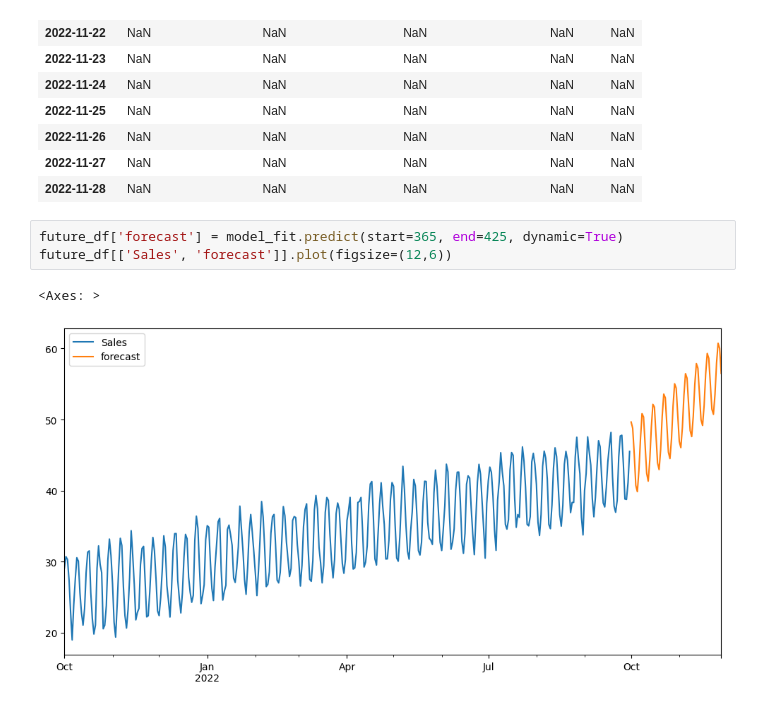
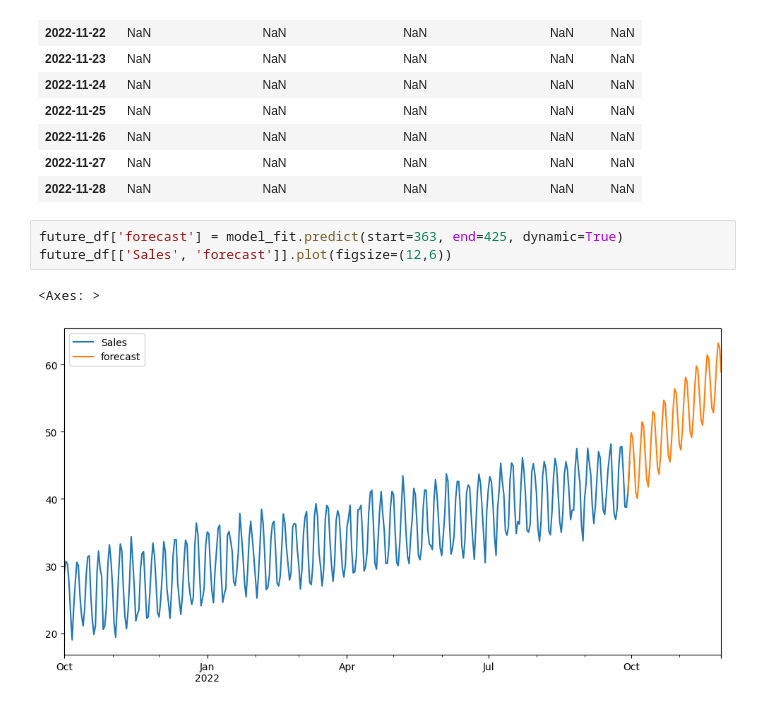
Before and after one commit to KizMan-23/time_series-analysis, a Jupyter notebook: sales_tsa.ipynb, the cells around one changed output. Saved outputs shown, nothing was run; the diff lists cells and outputs as text.

```diff
--- a/sales_tsa.ipynb
+++ b/sales_tsa.ipynb
@@ -265,8 +261,8 @@ future_df.tail(15)
 | 2022-11-27 | NaN | NaN | NaN | NaN | NaN |
 | 2022-11-28 | NaN | NaN | NaN | NaN | NaN |
 # %%
-future_df['forecast'] = model_fit.predict(start=365, end=425, dynamic=True)
+future_df['forecast'] = model_fit.predict(start=363, end=425, dynamic=True)
 future_df[['Sales', 'forecast']].plot(figsize=(12,6))
 # %% [output]
 <Axes: >
-[figure, old version]
+[figure, new version]
```
Also changed, not shown: parts of 5 cells of this notebook, 1 other file.
